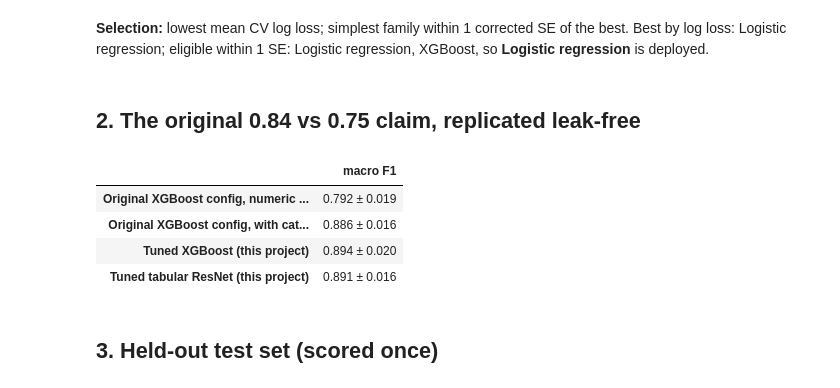
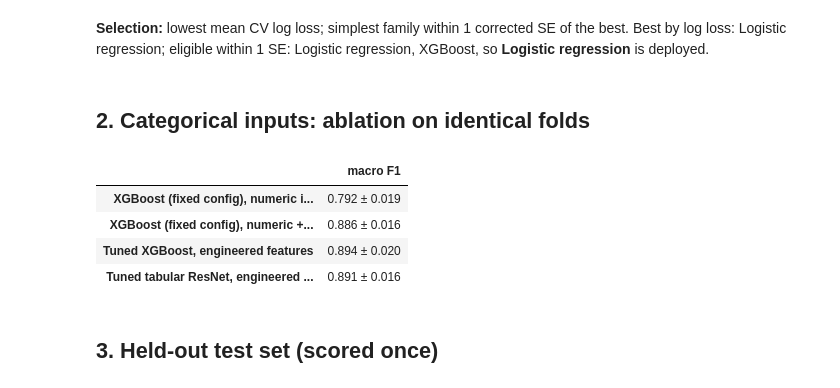
Before and after one commit to alexkeranis/Default-Risk-Interactive-Predictor, a Jupyter notebook: notebooks/02_benchmark_report.ipynb, the cells around one changed output. Cells and saved outputs as stored; diff of their text form; code cells hidden in the pictures.

```diff
--- a/notebooks/02_benchmark_report.ipynb
+++ b/notebooks/02_benchmark_report.ipynb
@@ -72,23 +73,23 @@ Markdown(f"**Selection:** {sel['rule']}. Best by log loss: {NAMES[sel['best_by_l
          f"1 SE: {', '.join(NAMES[e] for e in sel['eligible'])}, so **{NAMES[sel['selected']]}** is deployed.")
 # %% [output]
 **Selection:** lowest mean CV log loss; simplest family within 1 corrected SE of the best. Best by log loss: Logistic regression; eligible within 1 SE: Logistic regression, XGBoost, so **Logistic regression** is deployed.
-# %% [markdown]
-## 2. The original 0.84 vs 0.75 claim, replicated leak-free
+# %% [markdown]
+## 2. Categorical inputs: ablation on identical folds
 # %%
 abl = results["ablations"]
 rows = {
-    "Original XGBoost config, numeric only (as in the old notebook)": abl["legacy_xgb/numeric_only"],
-    "Original XGBoost config, with categoricals": abl["legacy_xgb/with_categoricals"],
-    "Tuned XGBoost (this project)": results["cv"]["xgboost"],
-    "Tuned tabular ResNet (this project)": results["cv"]["resnet"],
+    "XGBoost (fixed config), numeric inputs + DTI only": abl["categorical_ablation/numeric_only"],
+    "XGBoost (fixed config), numeric + categorical inputs": abl["categorical_ablation/all_inputs"],
+    "Tuned XGBoost, engineered features": results["cv"]["xgboost"],
+    "Tuned tabular ResNet, engineered features": results["cv"]["resnet"],
 }
 pd.DataFrame({k: {"macro F1": f"{v['macro_f1']['mean']:.3f} ± {v['macro_f1']['std']:.3f}"} for k, v in rows.items()}).T
 # %% [output]
 |  | macro F1 |
-| Original XGBoost config, numeric ... | 0.792 ± 0.019 |
-| Original XGBoost config, with cat... | 0.886 ± 0.016 |
-| Tuned XGBoost (this project) | 0.894 ± 0.020 |
-| Tuned tabular ResNet (this project) | 0.891 ± 0.016 |
+| XGBoost (fixed config), numeric i... | 0.792 ± 0.019 |
+| XGBoost (fixed config), numeric +... | 0.886 ± 0.016 |
+| Tuned XGBoost, engineered features | 0.894 ± 0.020 |
+| Tuned tabular ResNet, engineered ... | 0.891 ± 0.016 |
 # %% [markdown]
 ## 3. Held-out test set (scored once)
 # %%
```
Also changed, not shown: parts of 3 cells of this notebook, 19 other files.
